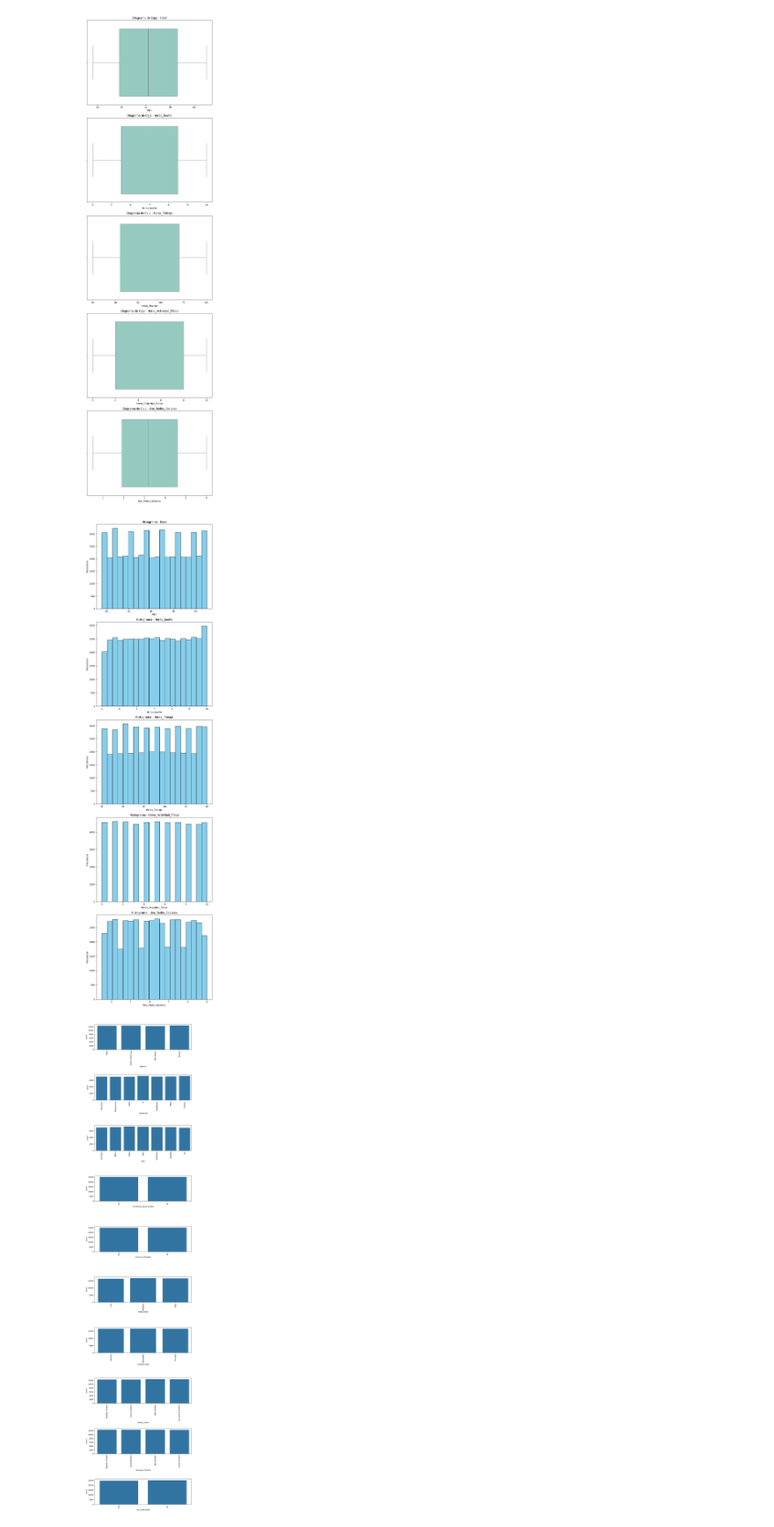
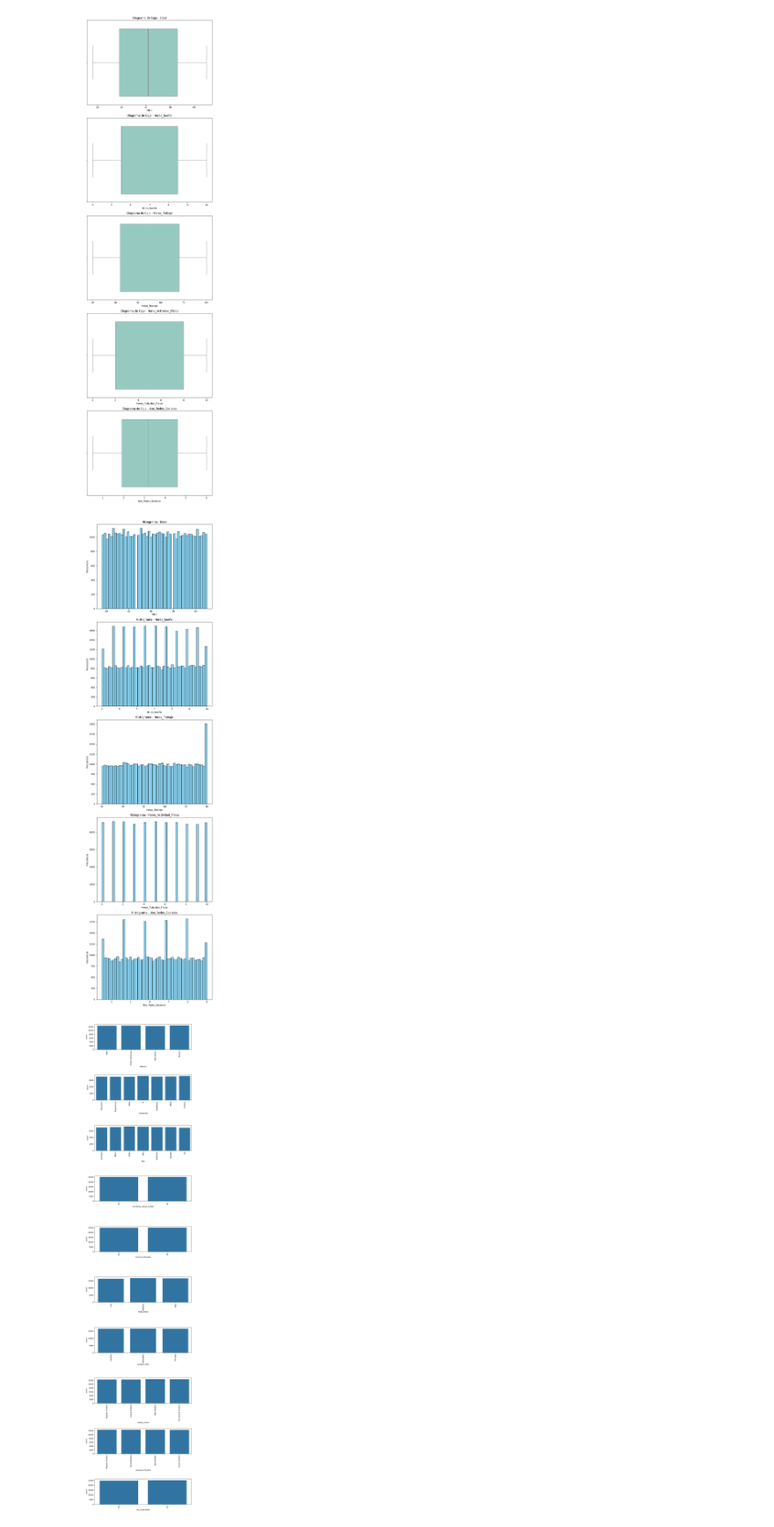
Before and after one commit to Valenfrc/Fases-del-sue-o, a Jupyter notebook: notebooks/análisis_inicial.ipynb, the cells around one changed output. Shown at 88% size. Drawn from its saved outputs; the diff is of its cells as text; code cells hidden in the pictures.

```diff
--- a/notebooks/análisis_inicial.ipynb
+++ b/notebooks/análisis_inicial.ipynb
@@ -358,21 +358,21 @@ Passing `palette` without assigning `hue` is deprecated and will be removed in v
 # %%
 #Histograma
 import matplotlib.pyplot as plt
 
 columnas_numericas = ['Edad', 'Horas_Sueño', 'Horas_Trabajo', 'Horas_Actividad_Física', 'Uso_Redes_Sociales']
 
 fig, ax = plt.subplots(nrows=5, ncols=1, figsize=(8, 30))
 fig.subplots_adjust(hspace=0.5)
 for i, col in enumerate(columnas_numericas):
-    ax[i].hist(df[col], bins=20, color='skyblue', edgecolor='black')
+    ax[i].hist(df[col], bins=50, color='skyblue', edgecolor='black')
     ax[i].set_title(f'Histograma - {col}', fontsize=12)
     ax[i].set_xlabel(col)
     ax[i].set_ylabel('Frecuencia')
 
 plt.tight_layout()
 plt.show()
 # %% [output]
-[figure, old version]
+[figure, new version]
 # %%
 #Gráfico de barras
 fig,ax=plt.subplots(nrows=10,ncols=1,figsize=(10,50))
```
Also changed, not shown: parts of 5 cells of this notebook, 1 other file.
